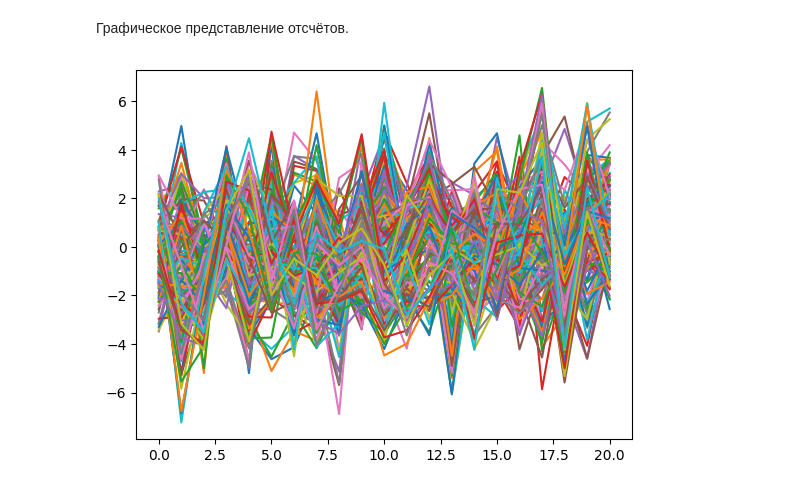
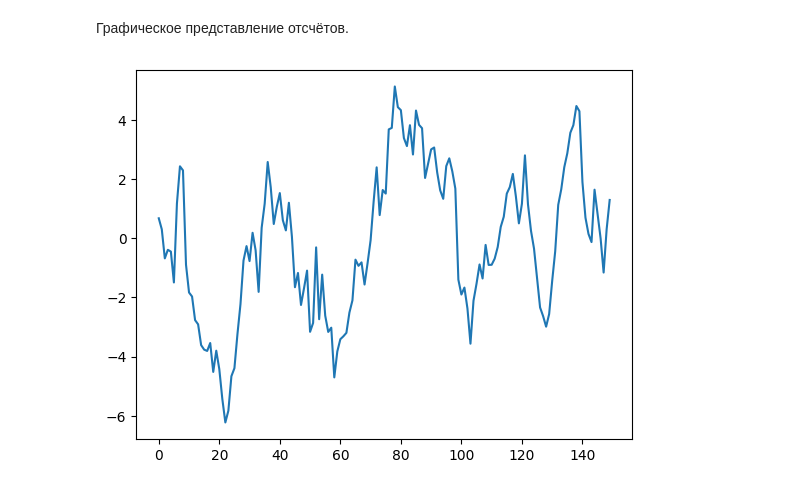
Before and after one commit to feelitbreak/data-analysis, a Jupyter notebook: lab1/mmda1.ipynb, the cells around one changed output. Saved outputs shown, nothing was run; the diff lists cells and outputs as text; code cells hidden in the pictures.

```diff
--- a/lab1/mmda1.ipynb
+++ b/lab1/mmda1.ipynb
@@ -19,22 +18,16 @@ def R(t):
 # %% [markdown]
 Моделирование отсчётов случайного процесса по готовой формуле, полученной с помощью метода авторегрессии - скользящего среднего (ARMA).
 # %%
-def gen_ksi():
+def gen_x():
     np.random.seed(2023)
 
-    x = [[0] * (T + 1)] * n
-    for j in range(n):
-        x[j] = np.random.normal(0, 1, T + 1)
+    x = np.random.normal(0, 1, n)
     a0 = math.sqrt(D * (1 - math.exp(- 2 * alpha)))
     b1 = math.exp(- alpha)
 
-    res = [[0.] * (T + 1)] * n
-    for j in range(n):
-        res[j] = [0.] * (T + 1)
-
-    for t in range(T + 1):
-        res[0][t] = a0 * x[0][t]
-        for j in range(1, n):
-            res[j][t] = a0 * x[j][t] + b1 * res[j - 1][t]
+    res = [0.] * n
+    res[0] = a0 * x[0]
+    for j in range(1, n):
+        res[j] = a0 * x[j] + b1 * res[j - 1]
 
     return res
@@ -46,9 +34,9 @@ def X(i):
+# %%
+X = gen_x()
 # %% [markdown]
 Графическое представление отсчётов.
 # %%
-for i in range(n):
-    plt.plot(X(i))
-
+plt.plot(X)
 plt.show()
 # %% [output]
-[figure, old version]
+[figure, new version]
```
Also changed, not shown: parts of 3 cells of this notebook.
